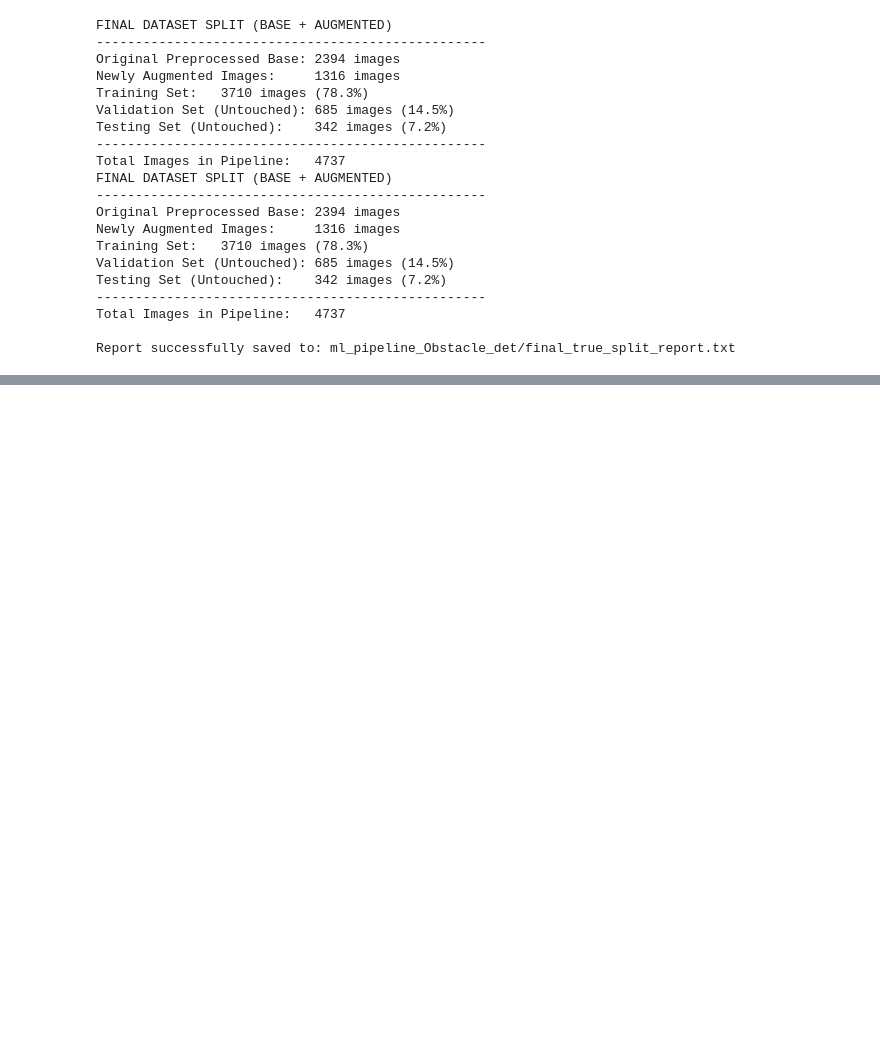
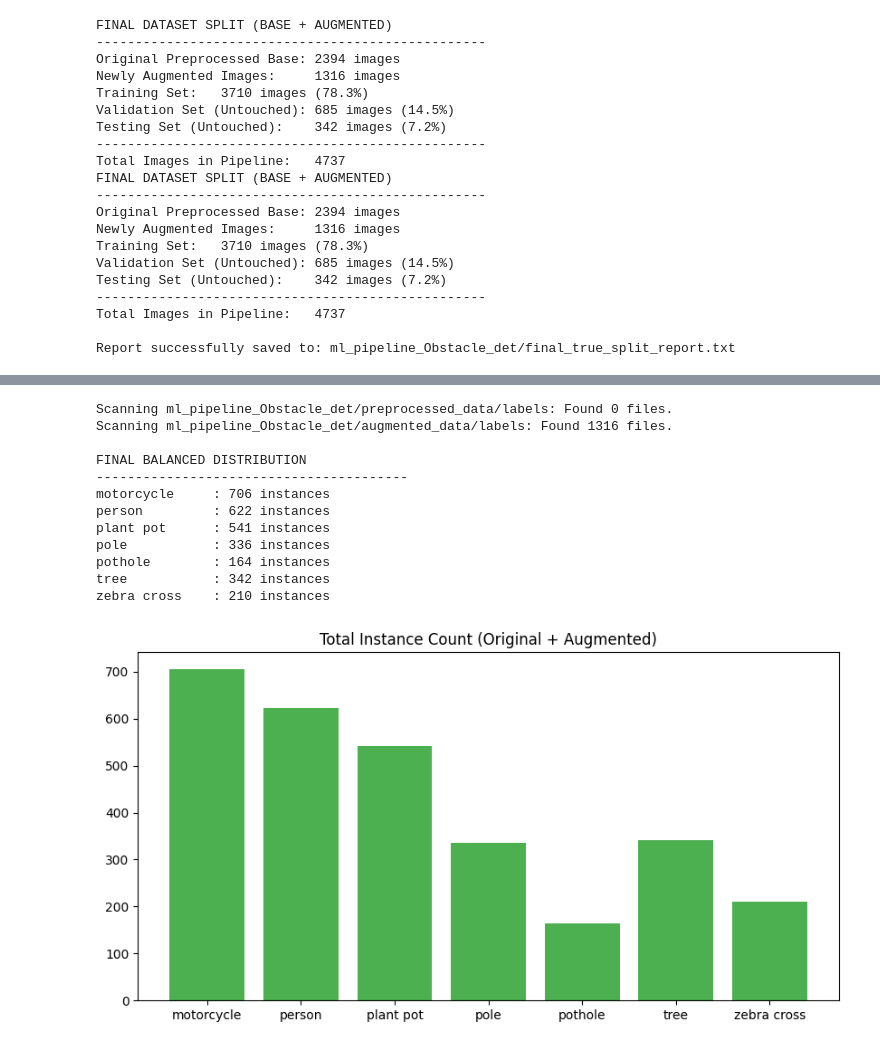
Before and after one commit to BigH3ro6/drishti-final, a Jupyter notebook: ml_pipeline_Obstacle_det/data_preparation.ipynb, the cells around one changed output, grey strips where cells are left out. Cells and saved outputs as stored; diff of their text form; code cells hidden in the pictures; blank space fills up the shorter version.

```diff
--- a/ml_pipeline_Obstacle_det/data_preparation.ipynb
+++ b/ml_pipeline_Obstacle_det/data_preparation.ipynb
@@ -549,0 +782,48 @@ Report successfully saved to: ml_pipeline_Obstacle_det/final_true_split_report.t
+# %%
+import os
+import glob
+import matplotlib.pyplot as plt
+
+# We must scan BOTH the original and the new augmented folders to get the total
+folders_to_audit = [
+    'ml_pipeline_Obstacle_det/preprocessed_data/labels',
+    'ml_pipeline_Obstacle_det/augmented_data/labels'
+]
+
+class_names = ['motorcycle', 'person', 'plant pot', 'pole', 'pothole', 'tree', 'zebra cross']
+stats = {name: 0 for name in class_names}
+
+for folder in folders_to_audit:
+    files = glob.glob(os.path.join(folder, '*.txt'))
+    print(f"Scanning {folder}: Found {len(files)} files.")
+    for label_file in files:
+        with open(label_file, 'r') as f:
+            for line in f:
+                if line.strip():
+                    class_id = int(float(line.split()[0]))
+                    stats[class_names[class_id]] += 1
+
+print("\nFINAL BALANCED DISTRIBUTION")
+print("-" * 40)
+for name, count in stats.items():
+    print(f"{name:15}: {count} instances")
+
+# Visual graph
+plt.figure(figsize=(10, 5))
+plt.bar(stats.keys(), stats.values(), color='#4CAF50')
+plt.title("Total Instance Count (Original + Augmented)")
+plt.show()
+# %% [output]
+Scanning ml_pipeline_Obstacle_det/preprocessed_data/labels: Found 0 files.
+Scanning ml_pipeline_Obstacle_det/augmented_data/labels: Found 1316 files.
+
+FINAL BALANCED DISTRIBUTION
+----------------------------------------
+motorcycle     : 706 instances
+person         : 622 instances
+plant pot      : 541 instances
+pole           : 336 instances
+pothole        : 164 instances
+tree           : 342 instances
+zebra cross    : 210 instances
+[figure, added]
```
Also changed, not shown: parts of 22 cells of this notebook, 2 other files.
